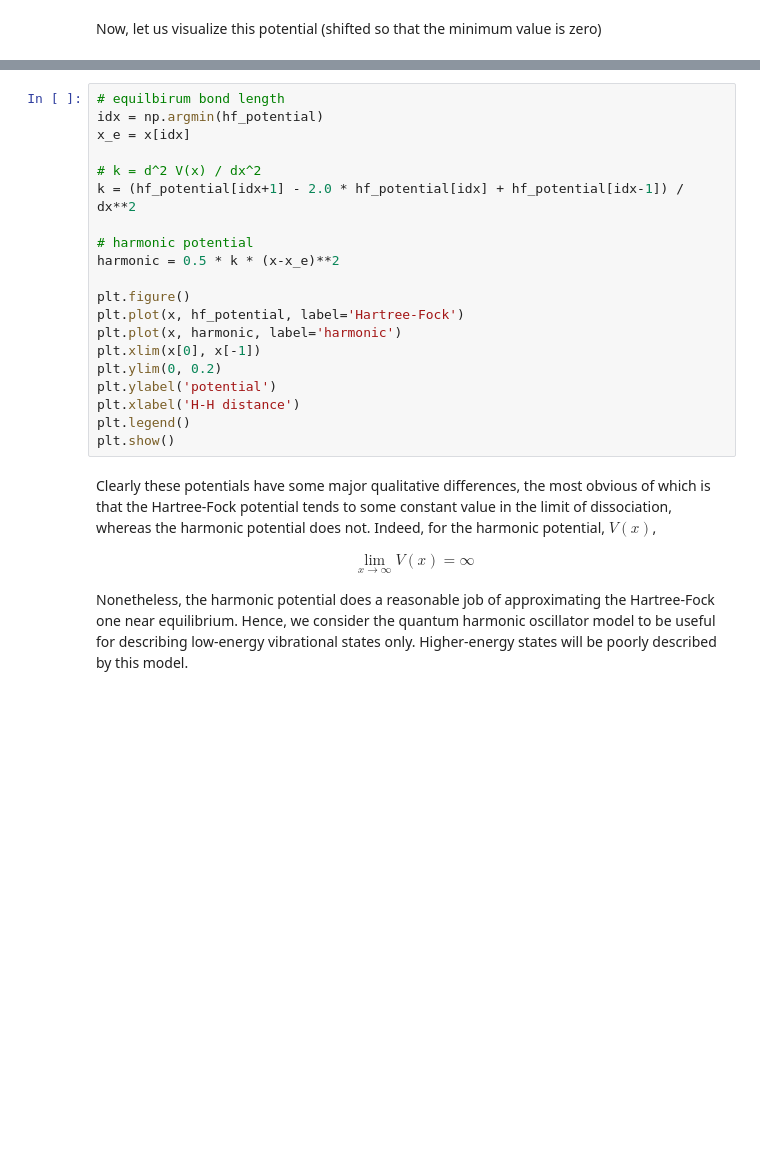
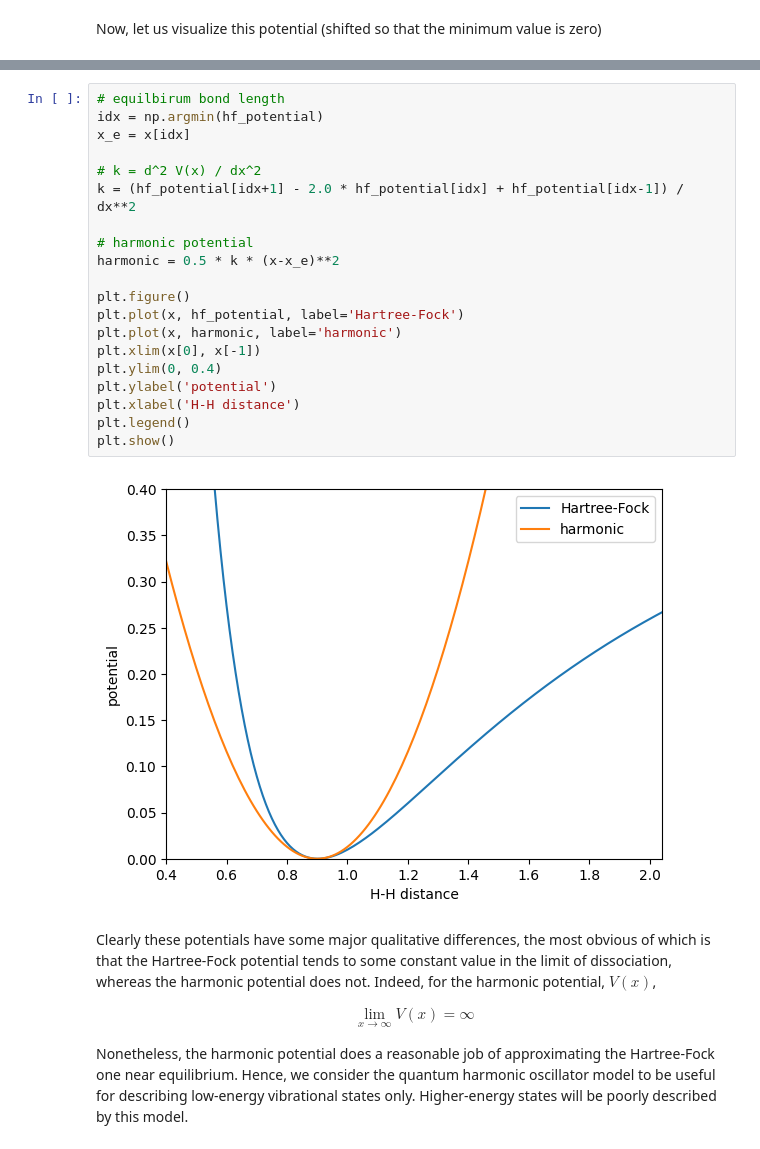
Before and after one commit to FoleyLab/chem3141-book, a Jupyter notebook: content/lecture_notes/vibration.ipynb, the cells around one changed output, grey strips where cells are left out. Cells and saved outputs as stored; diff of their text form; blank space fills up the shorter version.

```diff
--- a/content/lecture_notes/vibration.ipynb
+++ b/content/lecture_notes/vibration.ipynb
@@ -106,23 +114,25 @@ where $h$ is a displacement from the equilbrium H-H distance, $x_e$. Here, we ca
 # %%
 # equilbirum bond length
 idx = np.argmin(hf_potential)
 x_e = x[idx]
 
 # k = d^2 V(x) / dx^2
 k = (hf_potential[idx+1] - 2.0 * hf_potential[idx] + hf_potential[idx-1]) / dx**2
 
 # harmonic potential
 harmonic = 0.5 * k * (x-x_e)**2
 
 plt.figure()
 plt.plot(x, hf_potential, label='Hartree-Fock')
 plt.plot(x, harmonic, label='harmonic')
 plt.xlim(x[0], x[-1])
-plt.ylim(0, 0.2)
+plt.ylim(0, 0.4)
 plt.ylabel('potential')
 plt.xlabel('H-H distance')
 plt.legend()
 plt.show()
+# %% [output]
+[figure, added]
 # %% [markdown]
 Clearly these potentials have some major qualitative differences, the most obvious of which is that the Hartree-Fock potential tends to some constant value in the limit of dissociation, whereas the harmonic potential does not. Indeed, for the harmonic potential, $V(x)$,
 
```
Also changed, not shown: parts of 10 cells of this notebook.
